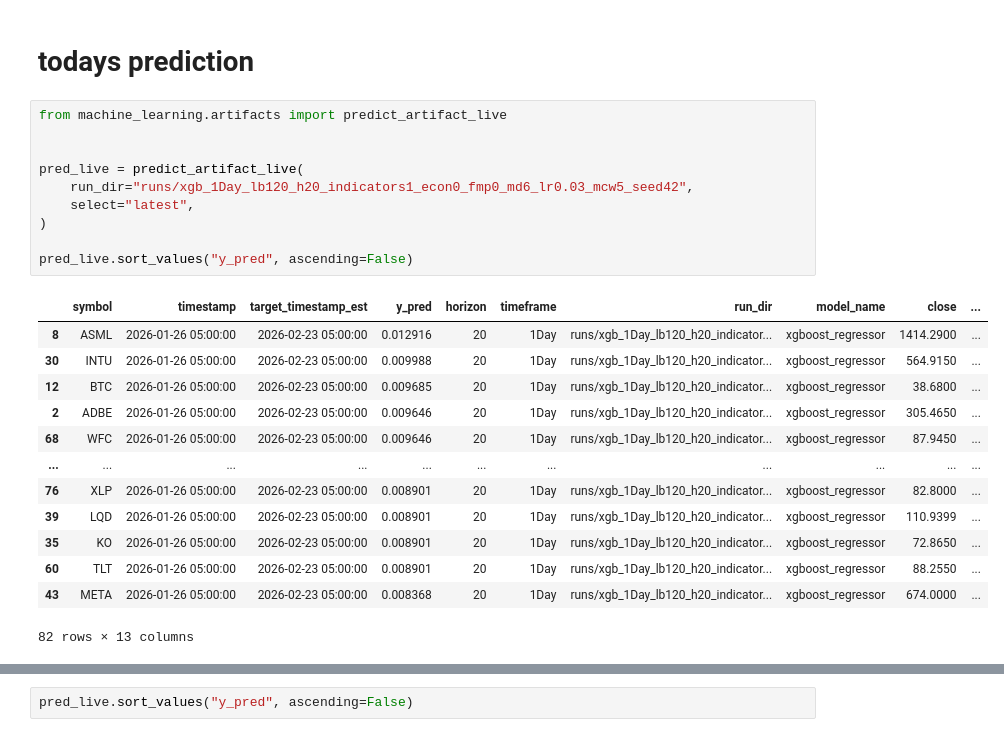
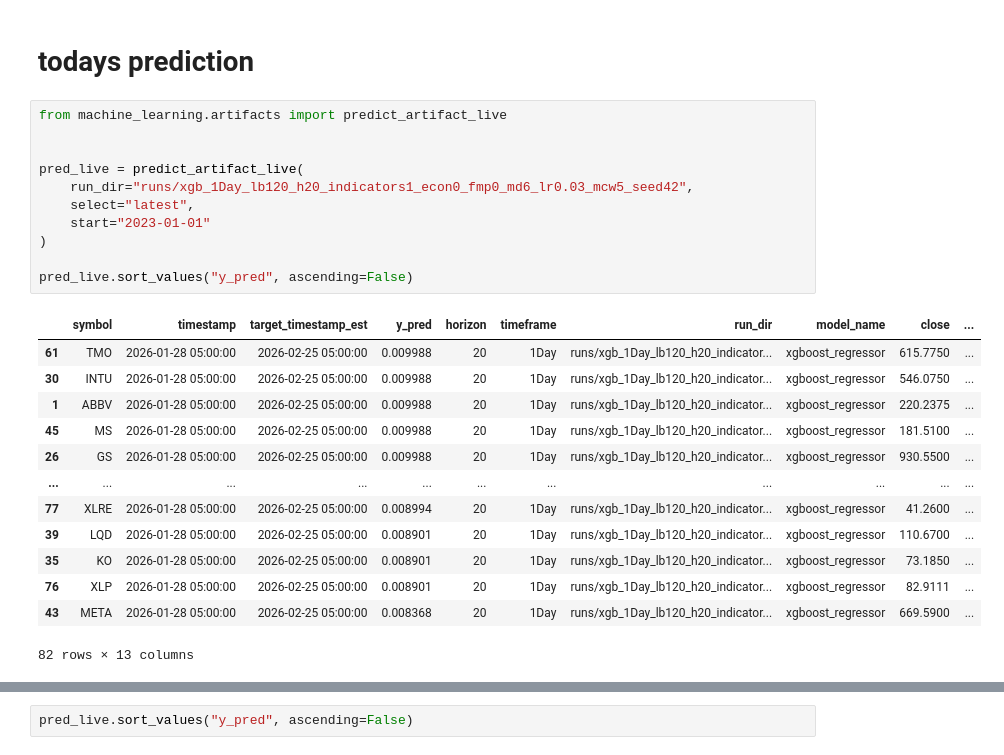
Before and after one commit to APROHACK124/finance-modelling, a Jupyter notebook: machine_learning/predict.ipynb, the cells around one changed output, grey strips where cells are left out. Drawn from its saved outputs; the diff is of its cells as text.

```diff
--- a/machine_learning/predict.ipynb
+++ b/machine_learning/predict.ipynb
@@ -301,26 +301,27 @@ display(styled)
 # %%
 from machine_learning.artifacts import predict_artifact_live
 
 
 pred_live = predict_artifact_live(
     run_dir="runs/xgb_1Day_lb120_h20_indicators1_econ0_fmp0_md6_lr0.03_mcw5_seed42",
     select="latest",
+    start="2023-01-01"
 )
 
 pred_live.sort_values("y_pred", ascending=False)
 # %% [output]
 |  | symbol | timestamp | target_timestamp_est | y_pred | horizon | timeframe | run_dir | model_name | close | ... |
-| 8 | ASML | 2026-01-26 05:00:00 | 2026-02-23 05:00:00 | 0.012916 | 20 | 1Day | runs/xgb_1Day_lb120_h20_indicator... | xgboost_regressor | 1414.2900 | ... |
-| 30 | INTU | 2026-01-26 05:00:00 | 2026-02-23 05:00:00 | 0.009988 | 20 | 1Day | runs/xgb_1Day_lb120_h20_indicator... | xgboost_regressor | 564.9150 | ... |
-| 12 | BTC | 2026-01-26 05:00:00 | 2026-02-23 05:00:00 | 0.009685 | 20 | 1Day | runs/xgb_1Day_lb120_h20_indicator... | xgboost_regressor | 38.6800 | ... |
-| 2 | ADBE | 2026-01-26 05:00:00 | 2026-02-23 05:00:00 | 0.009646 | 20 | 1Day | runs/xgb_1Day_lb120_h20_indicator... | xgboost_regressor | 305.4650 | ... |
-| 68 | WFC | 2026-01-26 05:00:00 | 2026-02-23 05:00:00 | 0.009646 | 20 | 1Day | runs/xgb_1Day_lb120_h20_indicator... | xgboost_regressor | 87.9450 | ... |
+| 61 | TMO | 2026-01-28 05:00:00 | 2026-02-25 05:00:00 | 0.009988 | 20 | 1Day | runs/xgb_1Day_lb120_h20_indicator... | xgboost_regressor | 615.7750 | ... |
+| 30 | INTU | 2026-01-28 05:00:00 | 2026-02-25 05:00:00 | 0.009988 | 20 | 1Day | runs/xgb_1Day_lb120_h20_indicator... | xgboost_regressor | 546.0750 | ... |
+| 1 | ABBV | 2026-01-28 05:00:00 | 2026-02-25 05:00:00 | 0.009988 | 20 | 1Day | runs/xgb_1Day_lb120_h20_indicator... | xgboost_regressor | 220.2375 | ... |
+| 45 | MS | 2026-01-28 05:00:00 | 2026-02-25 05:00:00 | 0.009988 | 20 | 1Day | runs/xgb_1Day_lb120_h20_indicator... | xgboost_regressor | 181.5100 | ... |
+| 26 | GS | 2026-01-28 05:00:00 | 2026-02-25 05:00:00 | 0.009988 | 20 | 1Day | runs/xgb_1Day_lb120_h20_indicator... | xgboost_regressor | 930.5500 | ... |
 | ... | ... | ... | ... | ... | ... | ... | ... | ... | ... | ... |
-| 76 | XLP | 2026-01-26 05:00:00 | 2026-02-23 05:00:00 | 0.008901 | 20 | 1Day | runs/xgb_1Day_lb120_h20_indicator... | xgboost_regressor | 82.8000 | ... |
-| 39 | LQD | 2026-01-26 05:00:00 | 2026-02-23 05:00:00 | 0.008901 | 20 | 1Day | runs/xgb_1Day_lb120_h20_indicator... | xgboost_regressor | 110.9399 | ... |
-| 35 | KO | 2026-01-26 05:00:00 | 2026-02-23 05:00:00 | 0.008901 | 20 | 1Day | runs/xgb_1Day_lb120_h20_indicator... | xgboost_regressor | 72.8650 | ... |
-| 60 | TLT | 2026-01-26 05:00:00 | 2026-02-23 05:00:00 | 0.008901 | 20 | 1Day | runs/xgb_1Day_lb120_h20_indicator... | xgboost_regressor | 88.2550 | ... |
-| 43 | META | 2026-01-26 05:00:00 | 2026-02-23 05:00:00 | 0.008368 | 20 | 1Day | runs/xgb_1Day_lb120_h20_indicator... | xgboost_regressor | 674.0000 | ... |
+| 77 | XLRE | 2026-01-28 05:00:00 | 2026-02-25 05:00:00 | 0.008994 | 20 | 1Day | runs/xgb_1Day_lb120_h20_indicator... | xgboost_regressor | 41.2600 | ... |
+| 39 | LQD | 2026-01-28 05:00:00 | 2026-02-25 05:00:00 | 0.008901 | 20 | 1Day | runs/xgb_1Day_lb120_h20_indicator... | xgboost_regressor | 110.6700 | ... |
+| 35 | KO | 2026-01-28 05:00:00 | 2026-02-25 05:00:00 | 0.008901 | 20 | 1Day | runs/xgb_1Day_lb120_h20_indicator... | xgboost_regressor | 73.1850 | ... |
+| 76 | XLP | 2026-01-28 05:00:00 | 2026-02-25 05:00:00 | 0.008901 | 20 | 1Day | runs/xgb_1Day_lb120_h20_indicator... | xgboost_regressor | 82.9111 | ... |
+| 43 | META | 2026-01-28 05:00:00 | 2026-02-25 05:00:00 | 0.008368 | 20 | 1Day | runs/xgb_1Day_lb120_h20_indicator... | xgboost_regressor | 669.5900 | ... |
 82 rows × 13 columns
 # %%
 from machine_learning.artifacts import predict_artifact_live
```
Also changed, not shown: parts of 3 cells of this notebook, 1 other file.
